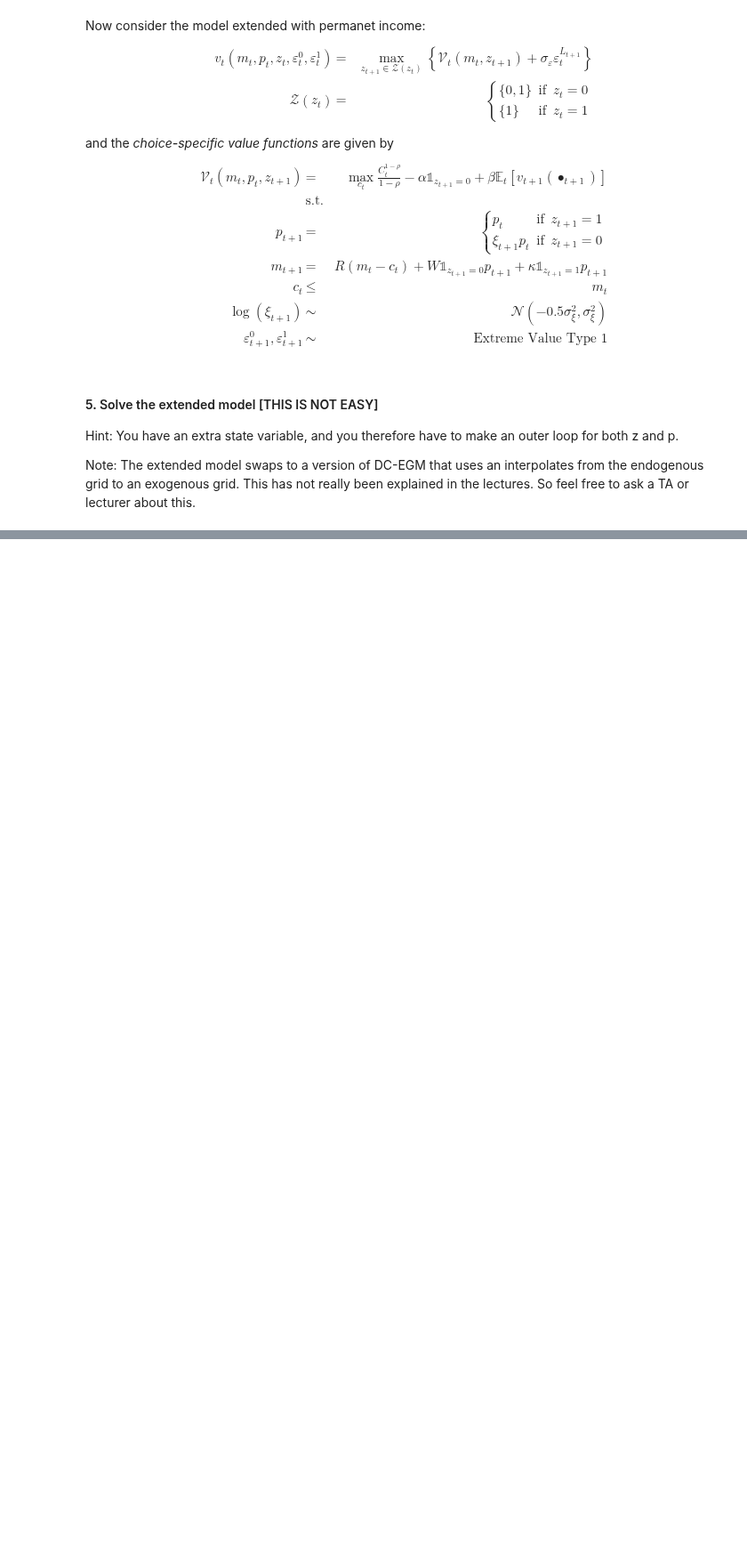
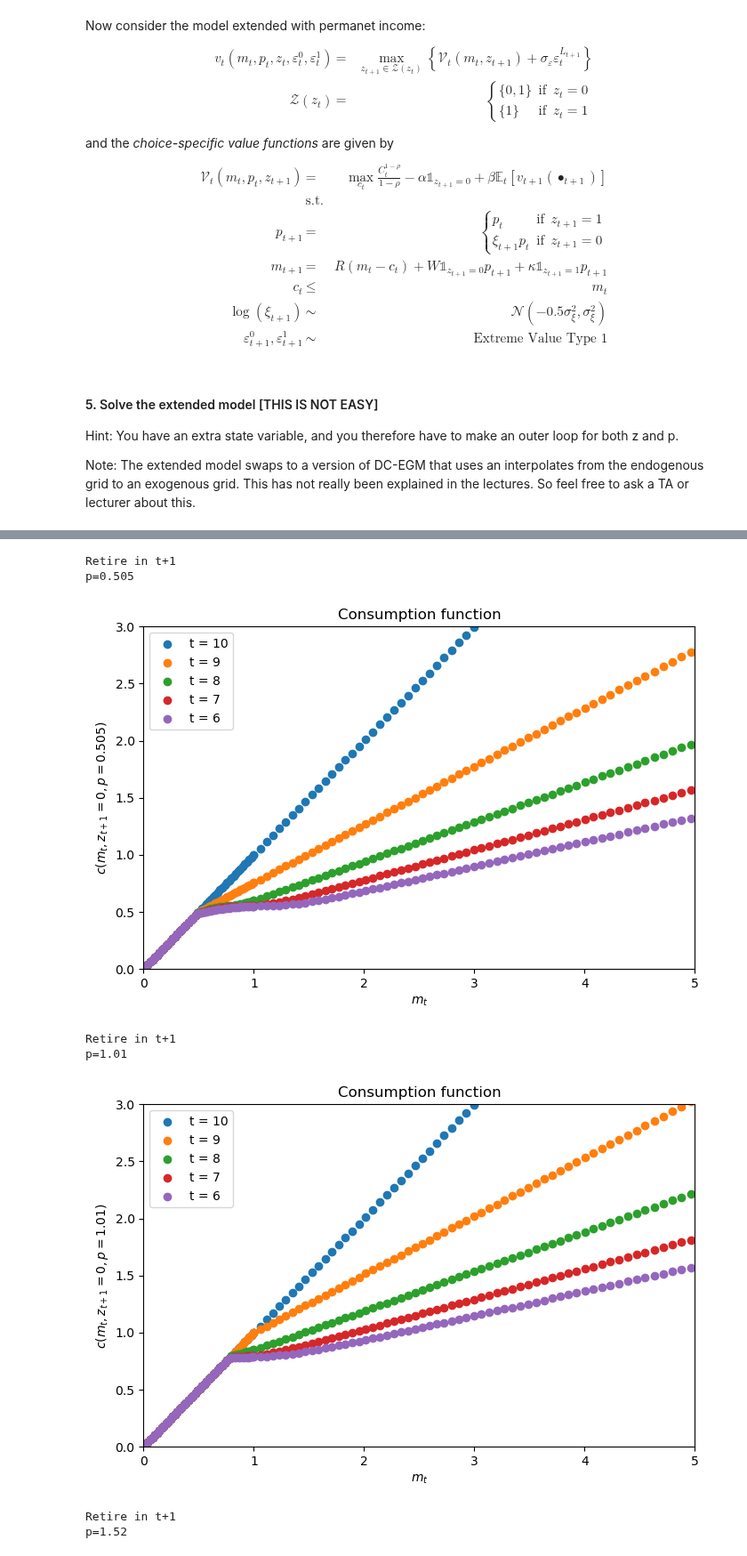
Before and after one commit to bschjerning/dp_ucph, a Jupyter notebook: 3_discrete_continuous_choice/exercises/ex_post/05_dc_egm.ipynb, the cells around one changed output, grey strips where cells are left out. Shown at 89% size. Saved outputs shown, nothing was run; the diff lists cells and outputs as text; code cells hidden in the pictures; blank space fills up the shorter version.

```diff
--- a/3_discrete_continuous_choice/exercises/ex_post/05_dc_egm.ipynb
+++ b/3_discrete_continuous_choice/exercises/ex_post/05_dc_egm.ipynb
@@ -135,27 +157,36 @@ print(f'time: {t1-t0:.8} seconds') # print the total time
 # %%
 # Figure
 def figure_multi_dim(par,sol,z,i_p):
     p = par.grid_p[i_p]
     if z == 0:
         print(f'Retire in t+1')
         ts = [par.T, par.T-1, par.T-2, par.T-3, par.T-4]
         print(f'p={p:.3}')
     elif z ==1:
         print(f'Working in t+1')
         print(f'p={p:.3}')
         ts = [par.T, par.T-1, par.T-2, par.T-3, par.T-4]
     fig = plt.figure(figsize=(8,5))
     ax = fig.add_subplot(1,1,1)
     for i in ts:
         ax.scatter(par.grid_m,sol.c[i-1,z,:,i_p], label=f't = {i}')
     ax.set_xlabel(f"$m_t$")
     ax.set_ylabel(f"$c(m_t,z_{{t+1}} = {z}, p = {p:.3})$")
     ax.set_xlim([0, 5])
     ax.set_ylim([0,3])
     ax.set_title(f'Consumption function')
     plt.legend()
     plt.show()
 
-figure_multi_dim(model.par,model.sol,1,25)
-figure_multi_dim(model.par,model.sol,1,50)
-figure_multi_dim(model.par,model.sol,1,75)
+figure_multi_dim(model.par,model.sol,0,25)
+figure_multi_dim(model.par,model.sol,0,50)
+figure_multi_dim(model.par,model.sol,0,75)
+# %% [output]
+Retire in t+1
+p=0.505
+[figure, added]
+Retire in t+1
+p=1.01
+[figure, added]
+Retire in t+1
+p=1.52
```
Also changed, not shown: parts of 3 cells of this notebook.
